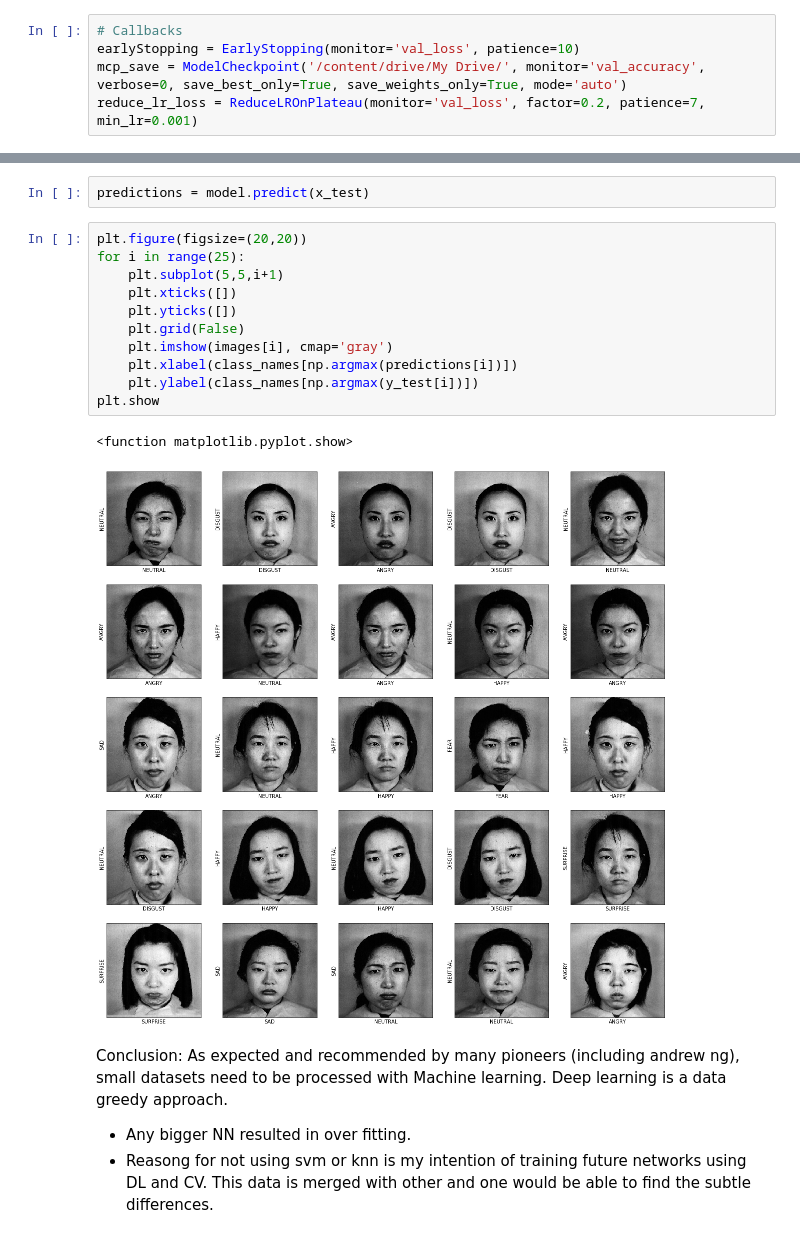
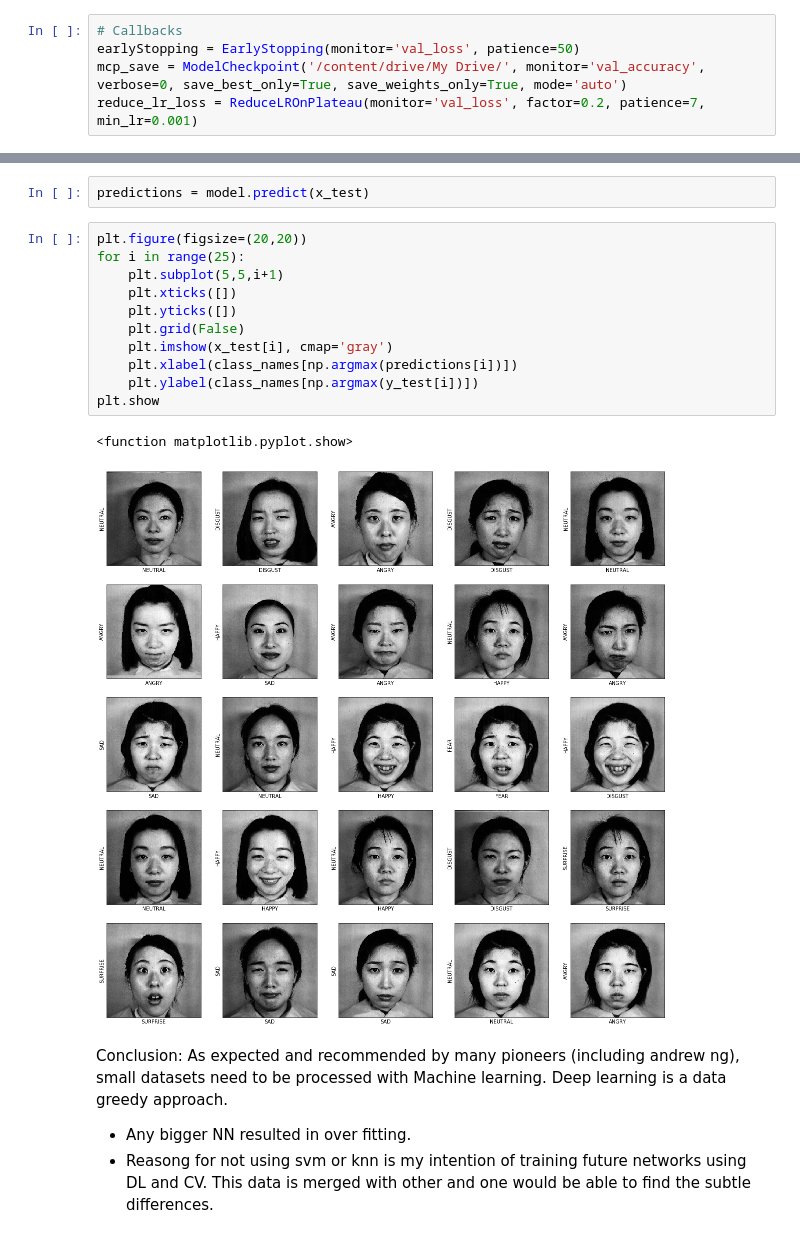
Before and after one commit to BakhtawarRehman/Facial-Emotion-Recognition, a Jupyter notebook: JAFFE.ipynb, the cells around one changed output, grey strips where cells are left out. Cells and saved outputs as stored; diff of their text form.

```diff
--- a/JAFFE.ipynb
+++ b/JAFFE.ipynb
@@ -144,7 +146,7 @@ model.compile(optimizer='adam',
               metrics=['accuracy'])
 # %%
 # Callbacks
-earlyStopping = EarlyStopping(monitor='val_loss', patience=10)
+earlyStopping = EarlyStopping(monitor='val_loss', patience=50)
 mcp_save = ModelCheckpoint('/content/drive/My Drive/', monitor='val_accuracy', verbose=0, save_best_only=True, save_weights_only=True, mode='auto')
 reduce_lr_loss = ReduceLROnPlateau(monitor='val_loss', factor=0.2, patience=7, min_lr=0.001)
 # %%
@@ -203,17 +205,17 @@ predictions = model.predict(x_test)
 # %%
 plt.figure(figsize=(20,20))
 for i in range(25):
     plt.subplot(5,5,i+1)
     plt.xticks([])
     plt.yticks([])
     plt.grid(False)
-    plt.imshow(images[i], cmap='gray')
+    plt.imshow(x_test[i], cmap='gray')
     plt.xlabel(class_names[np.argmax(predictions[i])])
     plt.ylabel(class_names[np.argmax(y_test[i])])
 plt.show
 # %% [output]
 <function matplotlib.pyplot.show>
-[figure, old version]
+[figure, new version]
 # %% [markdown]
 Conclusion: As expected and recommended by many pioneers (including andrew ng), small datasets need to be processed with Machine learning. Deep learning is a data greedy approach.
 * Any bigger NN resulted in over fitting.
```
Also changed, not shown: parts of 3 cells of this notebook.
